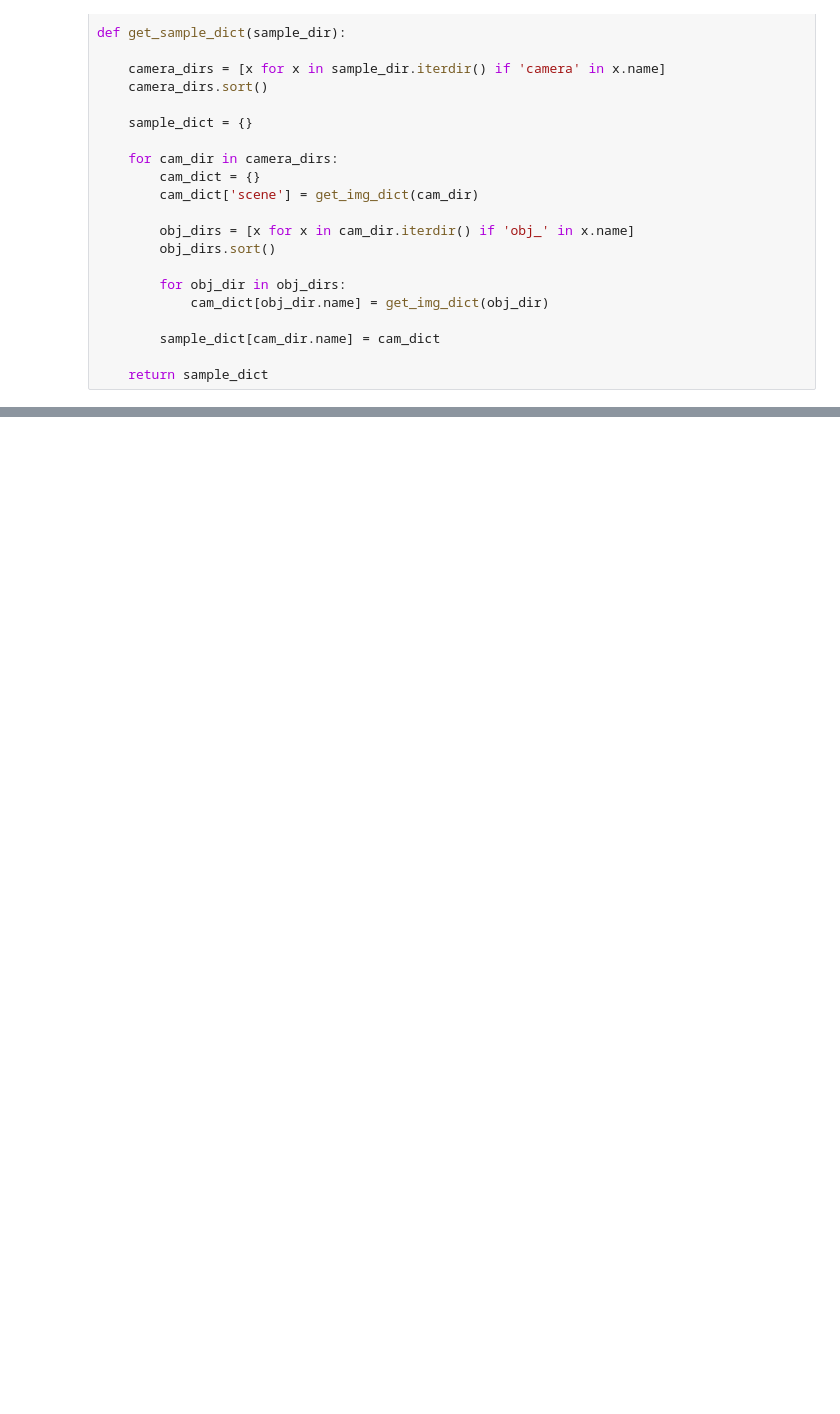
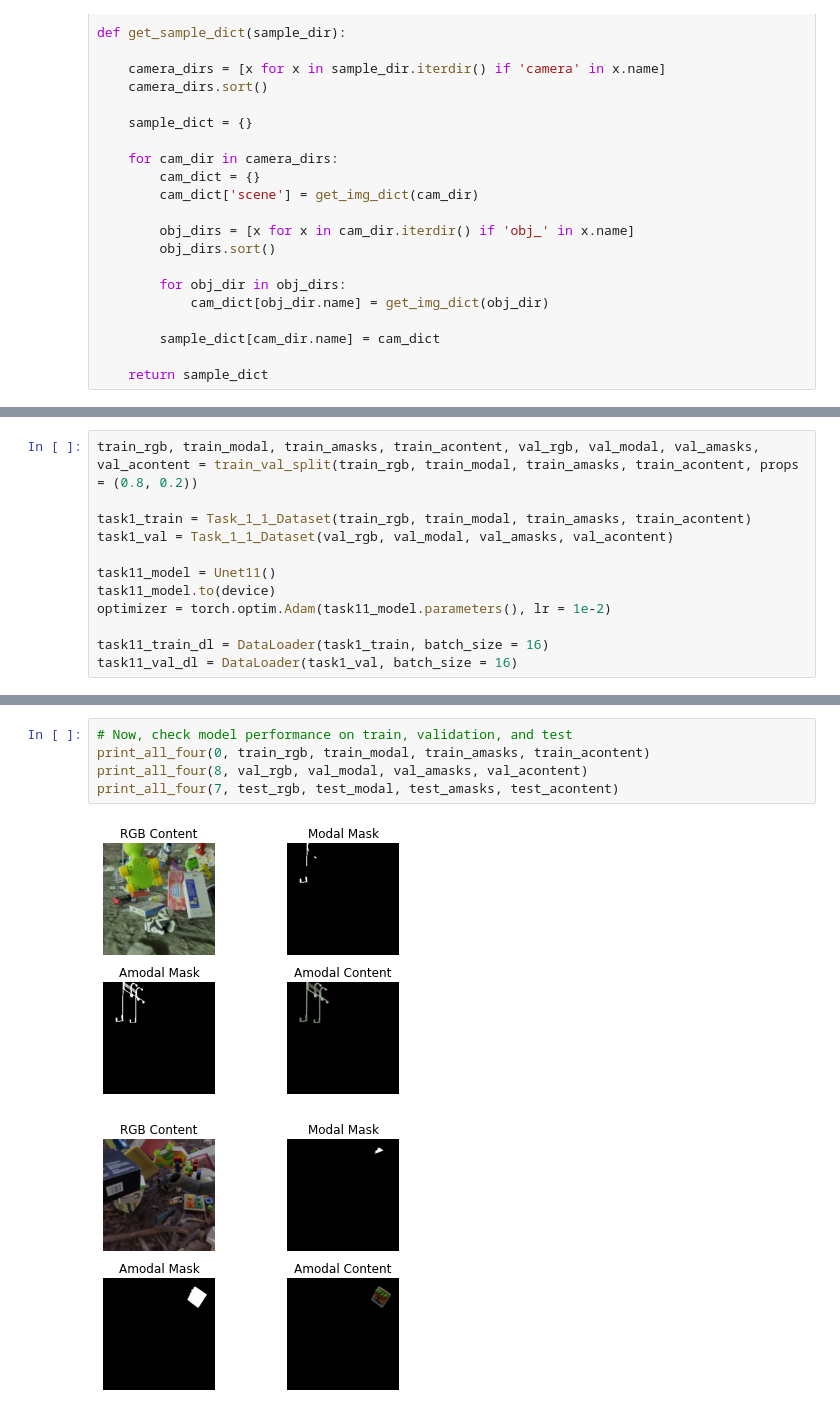
Before and after one commit to campbell108/groupj_llnl, a Jupyter notebook: task1_1/ethan_split.ipynb, the cells around one changed output, grey strips where cells are left out. Cells and saved outputs as stored; diff of their text form; blank space fills up the shorter version.

```diff
--- a/task1_1/ethan_split.ipynb
+++ b/task1_1/ethan_split.ipynb
@@ -226,0 +591,12 @@ res = train_val_test_split(torch.empty((1001, 200, 200)),
+# %%
+train_rgb, train_modal, train_amasks, train_acontent, val_rgb, val_modal, val_amasks, val_acontent = train_val_split(train_rgb, train_modal, train_amasks, train_acontent, props = (0.8, 0.2))
+
+task1_train = Task_1_1_Dataset(train_rgb, train_modal, train_amasks, train_acontent)
+task1_val = Task_1_1_Dataset(val_rgb, val_modal, val_amasks, val_acontent)
+
+task11_model = Unet11()
+task11_model.to(device)
+optimizer = torch.optim.Adam(task11_model.parameters(), lr = 1e-2)
+
+task11_train_dl = DataLoader(task1_train, batch_size = 16)
+task11_val_dl = DataLoader(task1_val, batch_size = 16)
@@ -226,0 +664,8 @@ res = train_val_test_split(torch.empty((1001, 200, 200)),
+# %%
+# Now, check model performance on train, validation, and test
+print_all_four(0, train_rgb, train_modal, train_amasks, train_acontent)
+print_all_four(8, val_rgb, val_modal, val_amasks, val_acontent)
+print_all_four(7, test_rgb, test_modal, test_amasks, test_acontent)
+# %% [output]
+[figure, added]
+[figure, added]
```
Also changed, not shown: parts of 35 cells of this notebook.
